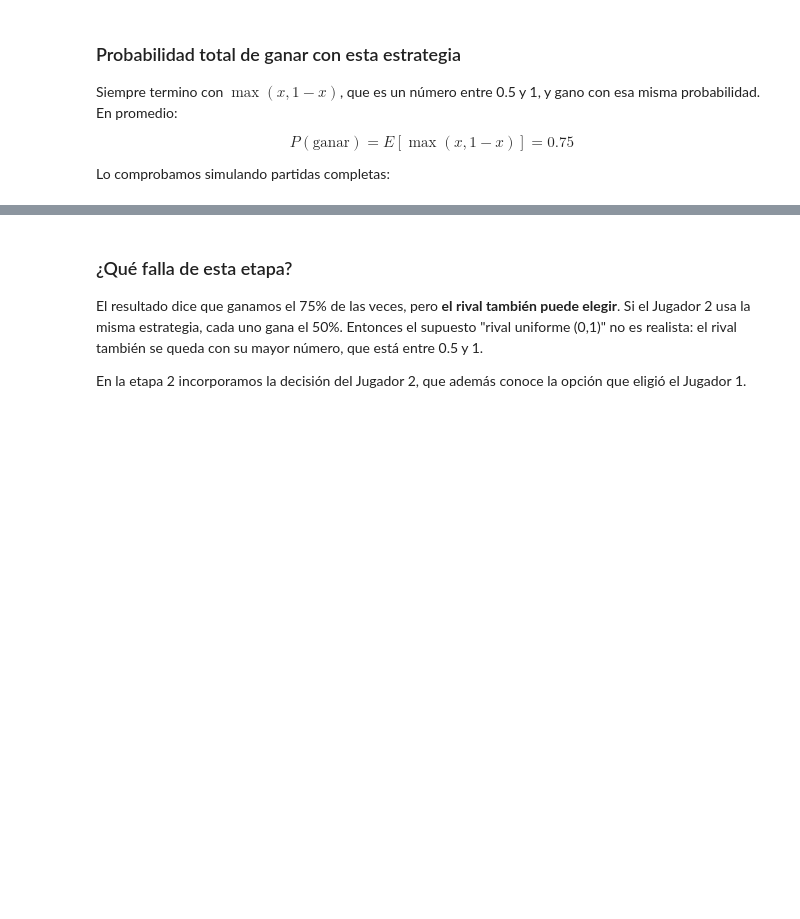
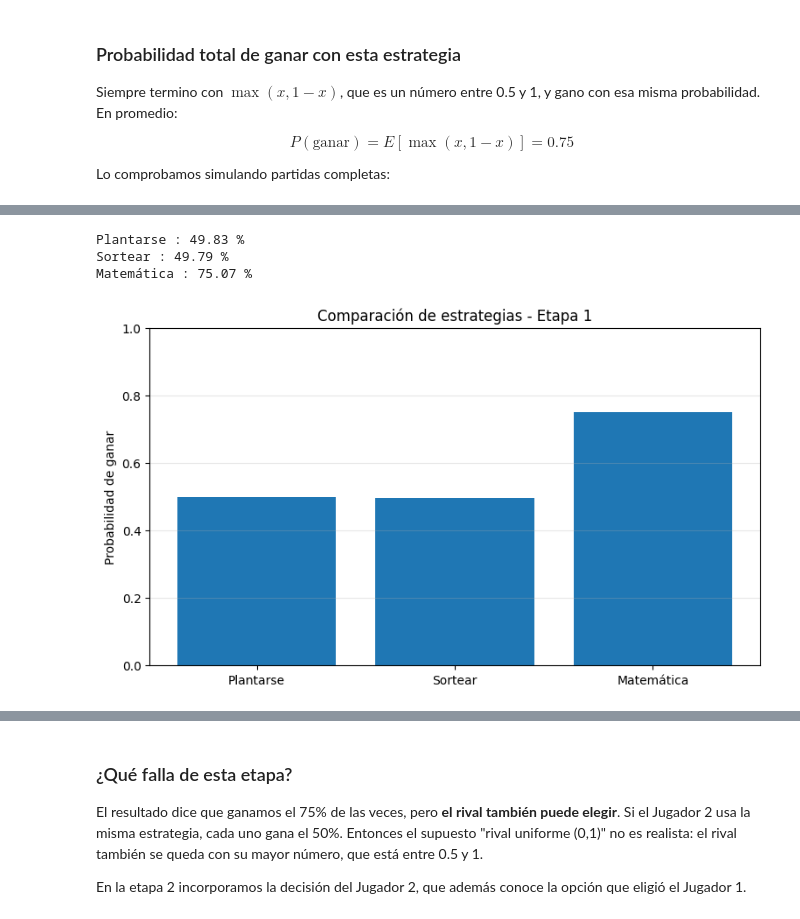
Before and after one commit to VictoriaMarull/finalTRPIII, a Jupyter notebook: trp3.ipynb, the cells around one changed output, grey strips where cells are left out. Saved outputs shown, nothing was run; the diff lists cells and outputs as text; code cells hidden in the pictures; blank space fills up the shorter version.

Commit message:
nuevo

```diff
--- a/trp3.ipynb
+++ b/trp3.ipynb
@@ -134,0 +150,50 @@ print("P(ganar) simulada:", round(jugar_etapa1(1000000), 4))
+# %%
+
+import numpy as np
+import matplotlib.pyplot as plt
+
+# Cantidad de partidas
+n = 100000
+
+# Generamos números aleatorios
+x = np.random.rand(n)
+rival = np.random.rand(n)
+nuevo = np.random.rand(n)
+
+# Estrategia 1: plantarse siempre
+ganar_plantarse = np.mean(x > rival)
+
+# Estrategia 2: volver a sortear siempre
+ganar_sortear = np.mean(nuevo > rival)
+
+# Estrategia 3: aplicar la estrategia matemática
+mi_numero = np.maximum(x, 1 - x)
+ganar_matematica = np.mean(mi_numero > rival)
+
+# Guardamos los resultados
+estrategias = ["Plantarse", "Sortear", "Matemática"]
+resultados = [
+    ganar_plantarse,
+    ganar_sortear,
+    ganar_matematica
+]
+
+# Mostramos los resultados
+for estrategia, resultado in zip(estrategias, resultados):
+    print(estrategia, ":", round(resultado * 100, 2), "%")
+
+# Graficamos
+plt.figure(figsize=(9, 5))
+plt.bar(estrategias, resultados)
+
+plt.ylabel("Probabilidad de ganar")
+plt.title("Comparación de estrategias - Etapa 1")
+plt.ylim(0, 1)
+plt.grid(axis="y", alpha=0.3)
+
+plt.show()
+# %% [output]
+Plantarse : 49.83 %
+Sortear : 49.79 %
+Matemática : 75.07 %
+[figure, added]
```
Also changed, not shown: parts of 13 cells of this notebook, 1 other file.
